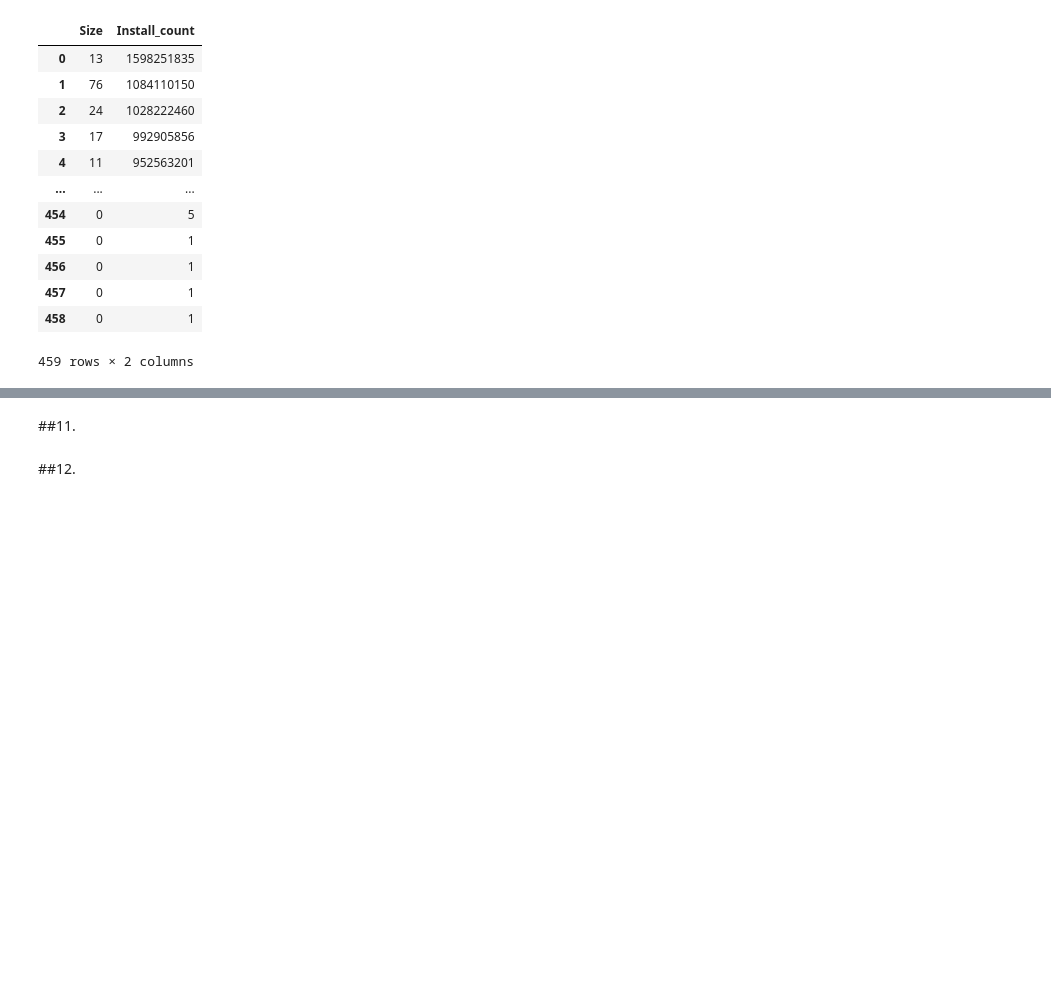
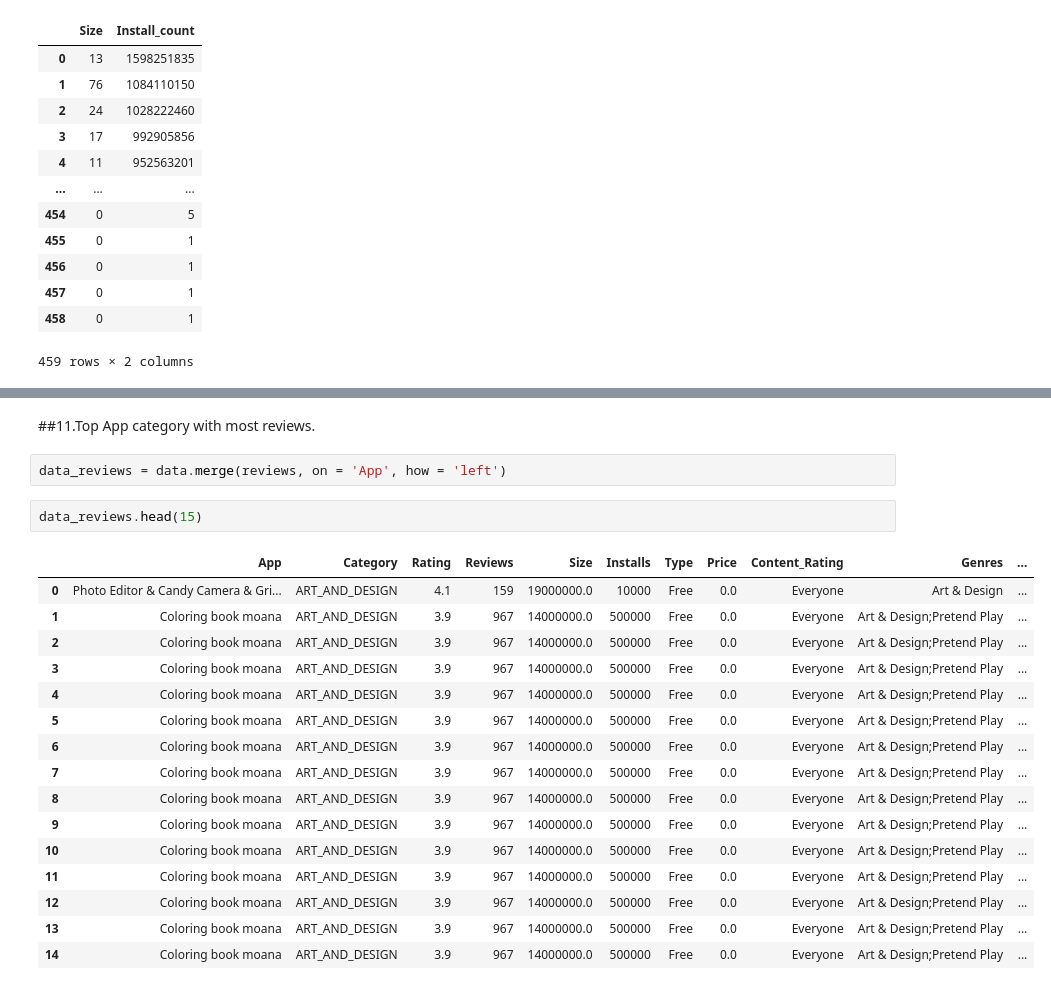
Before and after one commit to lokeshtokas/EDA-Play-Store, a Jupyter notebook: Play_Store_App_Review_Analysis_Capstone_Project.ipynb, the cells around one changed output, grey strips where cells are left out. Cells and saved outputs as stored; diff of their text form; blank space fills up the shorter version.

```diff
--- a/Play_Store_App_Review_Analysis_Capstone_Project.ipynb
+++ b/Play_Store_App_Review_Analysis_Capstone_Project.ipynb
@@ -731,7 +727,26 @@ fig.update_layout(xaxis={'categoryorder':'total ascending'})
 fig.show()
 # %% [output]
 [interactive output not drawn]
-# %% [markdown]
-##11.
-# %% [markdown]
-##12.
+# %% [markdown]
+##11.Top App category with most reviews.
+# %%
+data_reviews = data.merge(reviews, on = 'App', how = 'left')
+# %%
+data_reviews.head(15)
+# %% [output]
+|  | App | Category | Rating | Reviews | Size | Installs | Type | Price | Content_Rating | Genres | ... |
+| 0 | Photo Editor & Candy Camera & Gri... | ART_AND_DESIGN | 4.1 | 159 | 19000000.0 | 10000 | Free | 0.0 | Everyone | Art & Design | ... |
+| 1 | Coloring book moana | ART_AND_DESIGN | 3.9 | 967 | 14000000.0 | 500000 | Free | 0.0 | Everyone | Art & Design;Pretend Play | ... |
+| 2 | Coloring book moana | ART_AND_DESIGN | 3.9 | 967 | 14000000.0 | 500000 | Free | 0.0 | Everyone | Art & Design;Pretend Play | ... |
+| 3 | Coloring book moana | ART_AND_DESIGN | 3.9 | 967 | 14000000.0 | 500000 | Free | 0.0 | Everyone | Art & Design;Pretend Play | ... |
+| 4 | Coloring book moana | ART_AND_DESIGN | 3.9 | 967 | 14000000.0 | 500000 | Free | 0.0 | Everyone | Art & Design;Pretend Play | ... |
+| 5 | Coloring book moana | ART_AND_DESIGN | 3.9 | 967 | 14000000.0 | 500000 | Free | 0.0 | Everyone | Art & Design;Pretend Play | ... |
+| 6 | Coloring book moana | ART_AND_DESIGN | 3.9 | 967 | 14000000.0 | 500000 | Free | 0.0 | Everyone | Art & Design;Pretend Play | ... |
+| 7 | Coloring book moana | ART_AND_DESIGN | 3.9 | 967 | 14000000.0 | 500000 | Free | 0.0 | Everyone | Art & Design;Pretend Play | ... |
+| 8 | Coloring book moana | ART_AND_DESIGN | 3.9 | 967 | 14000000.0 | 500000 | Free | 0.0 | Everyone | Art & Design;Pretend Play | ... |
+| 9 | Coloring book moana | ART_AND_DESIGN | 3.9 | 967 | 14000000.0 | 500000 | Free | 0.0 | Everyone | Art & Design;Pretend Play | ... |
+| 10 | Coloring book moana | ART_AND_DESIGN | 3.9 | 967 | 14000000.0 | 500000 | Free | 0.0 | Everyone | Art & Design;Pretend Play | ... |
+| 11 | Coloring book moana | ART_AND_DESIGN | 3.9 | 967 | 14000000.0 | 500000 | Free | 0.0 | Everyone | Art & Design;Pretend Play | ... |
+| 12 | Coloring book moana | ART_AND_DESIGN | 3.9 | 967 | 14000000.0 | 500000 | Free | 0.0 | Everyone | Art & Design;Pretend Play | ... |
+| 13 | Coloring book moana | ART_AND_DESIGN | 3.9 | 967 | 14000000.0 | 500000 | Free | 0.0 | Everyone | Art & Design;Pretend Play | ... |
+| 14 | Coloring book moana | ART_AND_DESIGN | 3.9 | 967 | 14000000.0 | 500000 | Free | 0.0 | Everyone | Art & Design;Pretend Play | ... |
```
Also changed, not shown: parts of 8 cells of this notebook.
